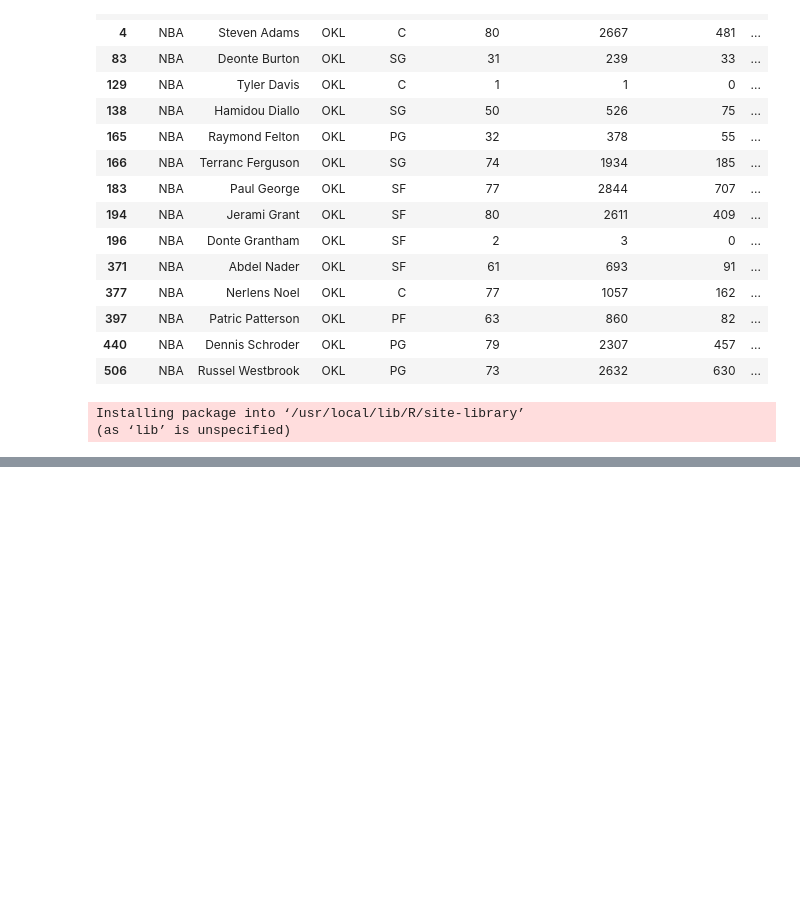
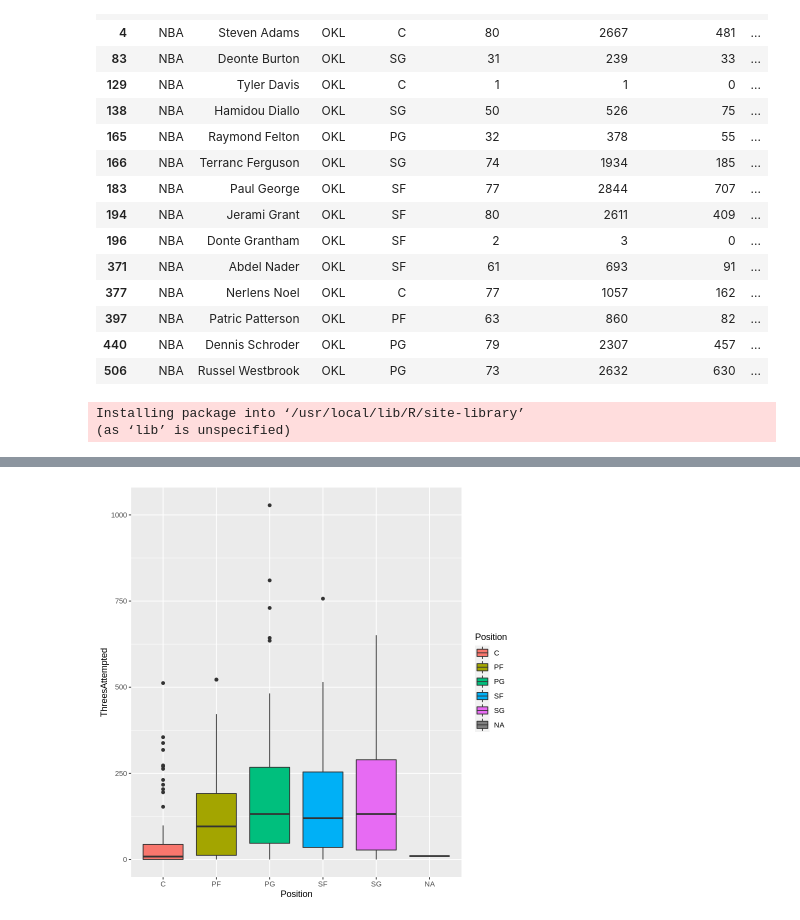
Before and after one commit to Yun-mi/bigdata, a Jupyter notebook: 0420期中考.ipynb, the cells around one changed output, grey strips where cells are left out. Drawn from its saved outputs; the diff is of its cells as text; code cells hidden in the pictures; blank space fills up the shorter version.

```diff
--- a/0420期中考.ipynb
+++ b/0420期中考.ipynb
@@ -135,0 +135,4 @@ qplot(TotalPoints, data = NBA1819, fill = Position)
+# %%
+ggplot(NBA1819, aes(x = Position, y = ThreesAttempted, fill = Position)) + geom_boxplot()
+# %% [output]
+[figure, added]
```
Also changed, not shown: parts of 5 cells of this notebook.
